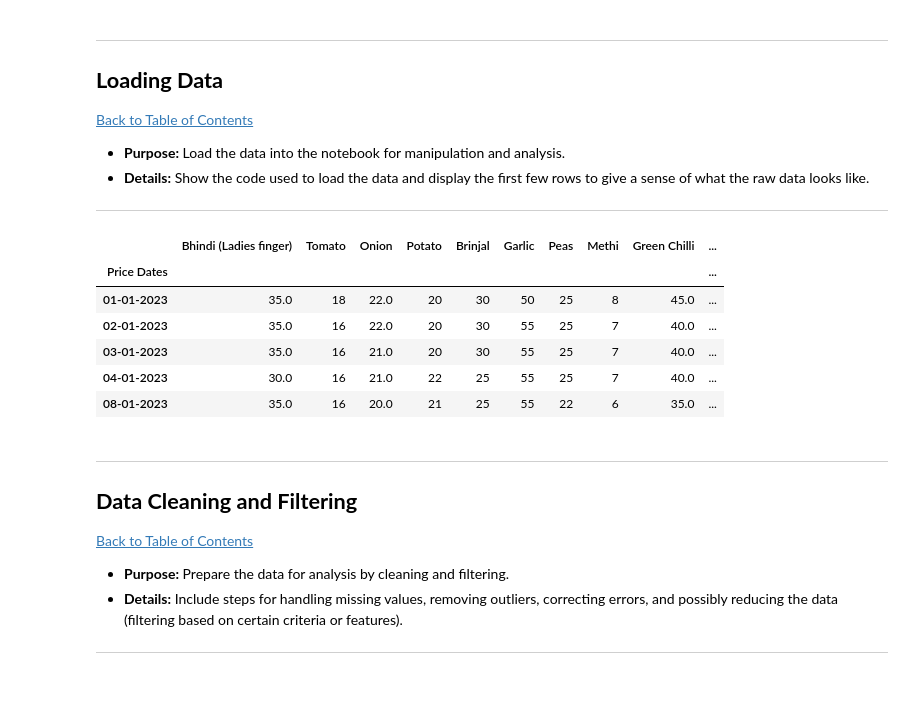
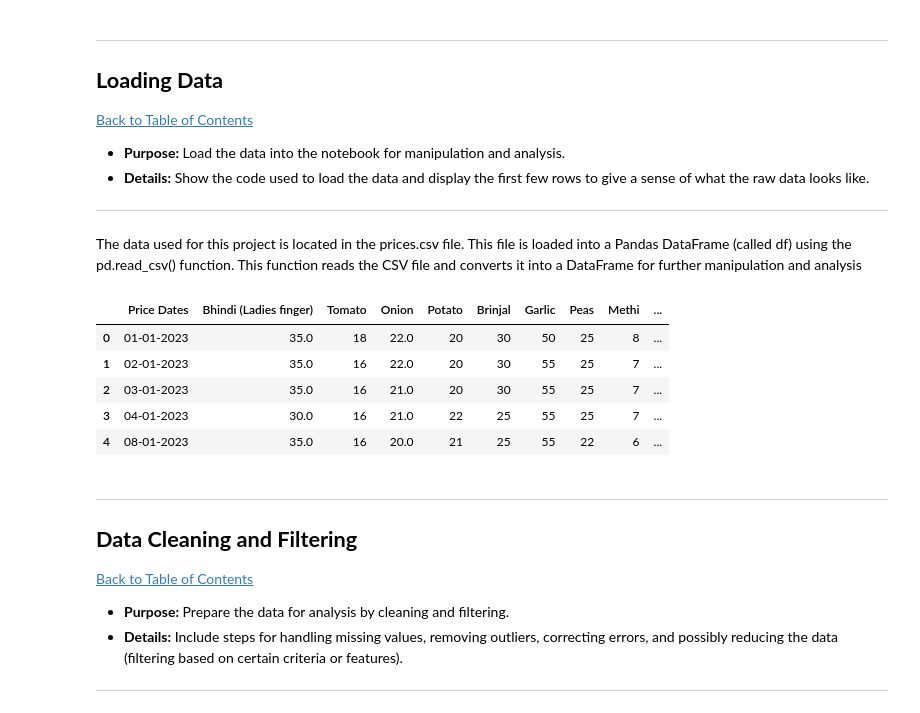
Before and after one commit to Ntokozo-sbusiso/QCTO_Workplace, a Jupyter notebook: QCTO---Workplace-Module-Notebook-Template-4571.ipynb, the cells around one changed output. Saved outputs shown, nothing was run; the diff lists cells and outputs as text; code cells hidden in the pictures; blank space fills up the shorter version.

```diff
--- a/QCTO---Workplace-Module-Notebook-Template-4571.ipynb
+++ b/QCTO---Workplace-Module-Notebook-Template-4571.ipynb
@@ -85,21 +109,24 @@ print(number)
 * **Purpose:** Load the data into the notebook for manipulation and analysis.
 * **Details:** Show the code used to load the data and display the first few rows to give a sense of what the raw data looks like.
 ---
-# %%
-#Please use code cells to code in and do not forget to comment your code.
-df = pd.DataFrame()
-df = pd.read_csv('archive(1)/prices.csv', index_col=0)
-
-
-df.head()
-# %% [output]
-|  | Bhindi (Ladies finger) | Tomato | Onion | Potato | Brinjal | Garlic | Peas | Methi | Green Chilli | ... |
-| Price Dates |  |  |  |  |  |  |  |  |  | ... |
-| 01-01-2023 | 35.0 | 18 | 22.0 | 20 | 30 | 50 | 25 | 8 | 45.0 | ... |
-| 02-01-2023 | 35.0 | 16 | 22.0 | 20 | 30 | 55 | 25 | 7 | 40.0 | ... |
-| 03-01-2023 | 35.0 | 16 | 21.0 | 20 | 30 | 55 | 25 | 7 | 40.0 | ... |
-| 04-01-2023 | 30.0 | 16 | 21.0 | 22 | 25 | 55 | 25 | 7 | 40.0 | ... |
-| 08-01-2023 | 35.0 | 16 | 20.0 | 21 | 25 | 55 | 22 | 6 | 35.0 | ... |
+# %% [markdown]
+The data used for this project is located in the prices.csv file. This file is loaded into a Pandas DataFrame (called df) using the pd.read_csv() function. This function reads the CSV file and converts it into a DataFrame for further manipulation and analysis
+# %%
+# loading the dataset
+df = pd.read_csv('prices.csv')
+
+# making the copy of dataset
+df_copy = df.copy()
+
+# displaying the firt few rows of the Dataframe
+df_copy.head()
+# %% [output]
+|  | Price Dates | Bhindi (Ladies finger) | Tomato | Onion | Potato | Brinjal | Garlic | Peas | Methi | ... |
+| 0 | 01-01-2023 | 35.0 | 18 | 22.0 | 20 | 30 | 50 | 25 | 8 | ... |
+| 1 | 02-01-2023 | 35.0 | 16 | 22.0 | 20 | 30 | 55 | 25 | 7 | ... |
+| 2 | 03-01-2023 | 35.0 | 16 | 21.0 | 20 | 30 | 55 | 25 | 7 | ... |
+| 3 | 04-01-2023 | 30.0 | 16 | 21.0 | 22 | 25 | 55 | 25 | 7 | ... |
+| 4 | 08-01-2023 | 35.0 | 16 | 20.0 | 21 | 25 | 55 | 22 | 6 | ... |
 # %% [markdown]
 ---
 <a href=#four></a>
```
Also changed, not shown: parts of 26 cells of this notebook.
